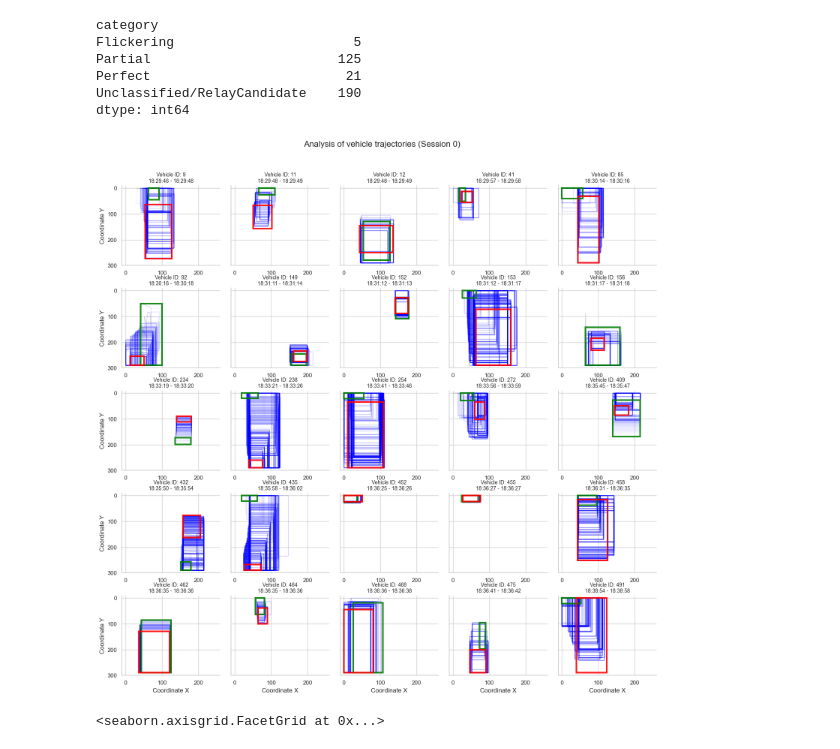
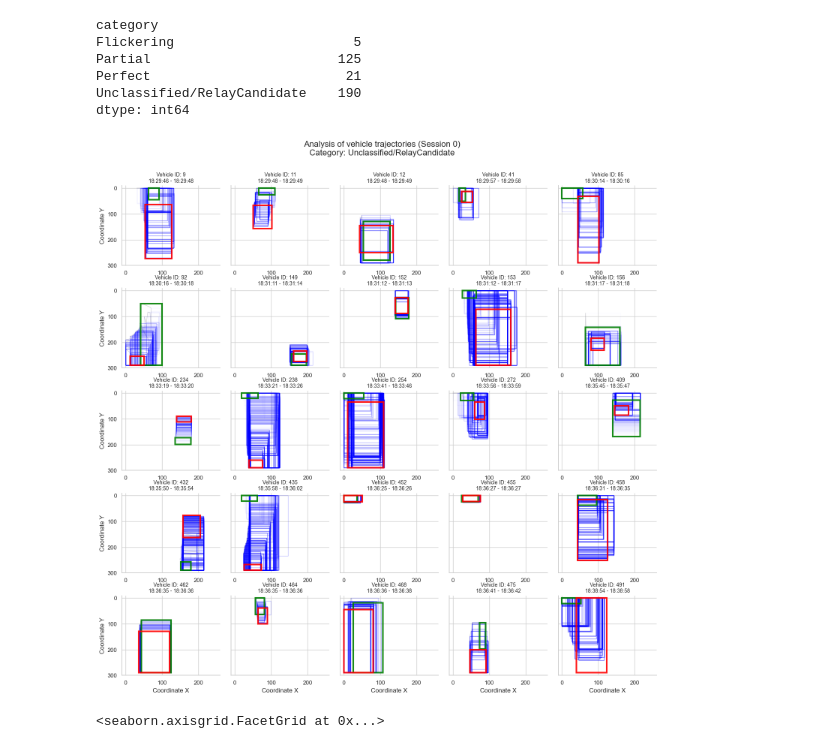
Before and after one commit to mikeandrusyak/Traffic-monitoring-Challenge, a Jupyter notebook: load_data_from_database.ipynb, the cells around one changed output. Drawn from its saved outputs; the diff is of its cells as text; code cells hidden in the pictures.

Commit message:
Enhance vehicle trajectory visualization and improve track classification

```diff
--- a/load_data_from_database.ipynb
+++ b/load_data_from_database.ipynb
@@ -115,9 +115,9 @@ dtype: int64
 # %%
 ids_to_plot = final_summary[final_summary['category'] == 'Unclassified/RelayCandidate']['vehicle_id']
 plot_data = session_df[session_df['vehicle_id'].isin(ids_to_plot)]
-visualize_vehicle_trajectories(plot_data, session_id=0, max_vehicles=25, min_records=20)
+visualize_vehicle_trajectories(plot_data, session_id=0, max_vehicles=25, min_records=20, category='Unclassified/RelayCandidate')
 # %% [output]
-[figure, old version]
+[figure, new version]
 <seaborn.axisgrid.FacetGrid at 0x...>
 # %%
 ids_to_plot = final_summary[final_summary['category'] == 'Partial']['vehicle_id']
```
Also changed, not shown: parts of 2 cells of this notebook, 2 other files.
